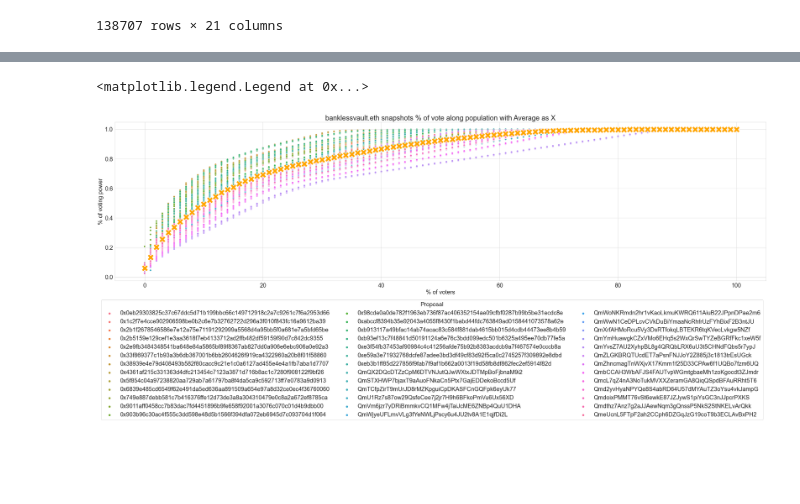
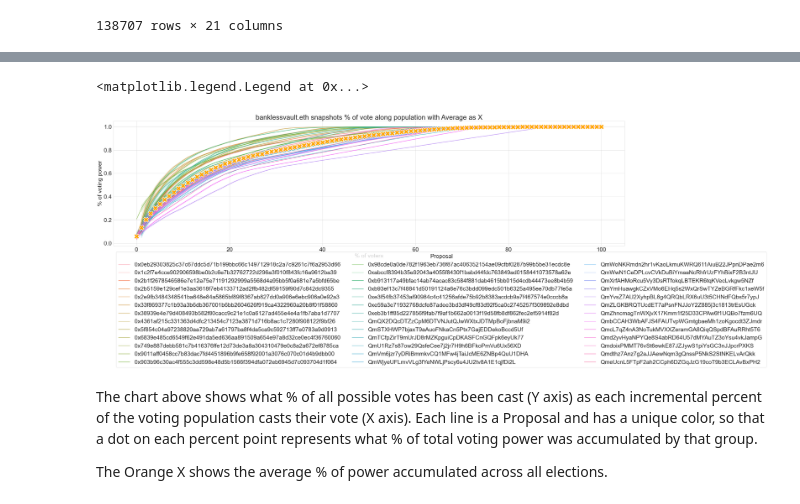
Before and after one commit to EdgeCaser/snapshot_governance, a Jupyter notebook: DAO_snapshot_tool_data.ipynb, the cells around one changed output, grey strips where cells are left out. Drawn from its saved outputs; the diff is of its cells as text; code cells hidden in the pictures; blank space fills up the shorter version.

Commit message:
Now incorporating charts for pretty data. Legends working appropriately.

```diff
--- a/DAO_snapshot_tool_data.ipynb
+++ b/DAO_snapshot_tool_data.ipynb
@@ -277,5 +272,0 @@ done
-# %%
-plt.rc("figure", figsize=(40, 10))
-plt.rc("font", size=20)
-plot_title = spacename + ' snapshots % of vote along population'
-sns.lineplot(data=crunch_data, y="cum_percentage_of_total_vp",x="percentage_voters_counted_stepped", hue="Proposal", legend=False).set(title=plot_title,xlabel='% of voters',ylabel='% of voting power')
@@ -290,11 +273,21 @@ sns.lineplot(data=crunch_data, y="cum_percentage_of_total_vp",x="percentage_vote
 # %%
+plt.rc("figure", figsize=(40, 10))
+plt.rc("font", size=25)
 data_means = crunch_data.groupby("percentage_voters_counted_stepped")["cum_percentage_of_total_vp"].agg("mean").reset_index()
 ##print(data_means)
 plot_title = spacename + ' snapshots % of vote along population with Average as X'
 sns.set_style("whitegrid")
-ax=sns.scatterplot(data=data_means,x="percentage_voters_counted_stepped",y="cum_percentage_of_total_vp", s=500,marker='X',color = 'orange', legend=False)
-sns.scatterplot(data=crunch_data, y="cum_percentage_of_total_vp",x="percentage_voters_counted_stepped", hue="Proposal",zorder=-3).set(title=plot_title,xlabel='% of voters',ylabel='% of voting power')#, legend=False)
-plt.legend(title='Proposal', ncol=3, bbox_to_anchor = (1,-0.1))
+#ax=sns.scatterplot(data=data_means,x="percentage_voters_counted_stepped",y="cum_percentage_of_total_vp", s=500,marker='X',color = 'orange', legend=False)
+#sns.lineplot(data=crunch_data, y="cum_percentage_of_total_vp",x="percentage_voters_counted_stepped", hue="Proposal",zorder=-3).set(title=plot_title,xlabel='% of voters',ylabel='% of voting power')#, legend=False)
+
+ax=sns.lineplot(data=crunch_data, y="cum_percentage_of_total_vp",x="percentage_voters_counted_stepped", hue="Proposal").set(title=plot_title,xlabel='% of voters',ylabel='% of voting power')
+sns.scatterplot(data=data_means,x="percentage_voters_counted_stepped",y="cum_percentage_of_total_vp",zorder=3, s=500,marker='X',color = 'orange', legend=False)
+
+plt.legend(title='Proposal', ncol=3, bbox_to_anchor = (0,-1), loc = "lower left")
 # %% [output]
 <matplotlib.legend.Legend at 0x...>
-[figure, old version]
+[figure, new version]
+# %% [markdown]
+The chart above shows what % of all possible votes has been cast (Y axis) as each incremental percent of the voting population casts their vote (X axis). Each line is a Proposal and has a unique color, so that a dot on each percent point represents what % of total voting power was accumulated by that group.
+
+The Orange X shows the average % of power accumulated across all elections.
```
Also changed, not shown: parts of 3 cells of this notebook.
